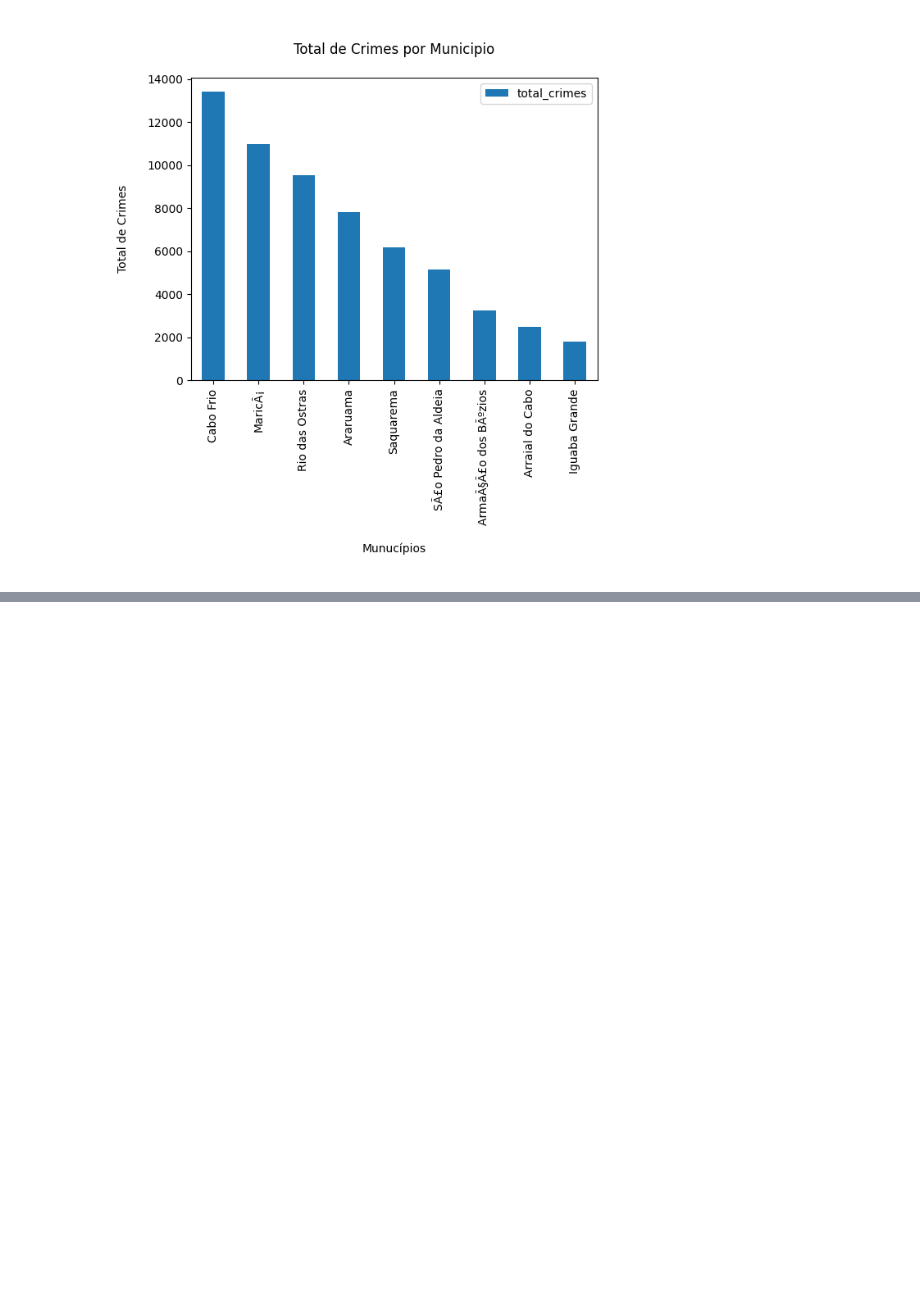
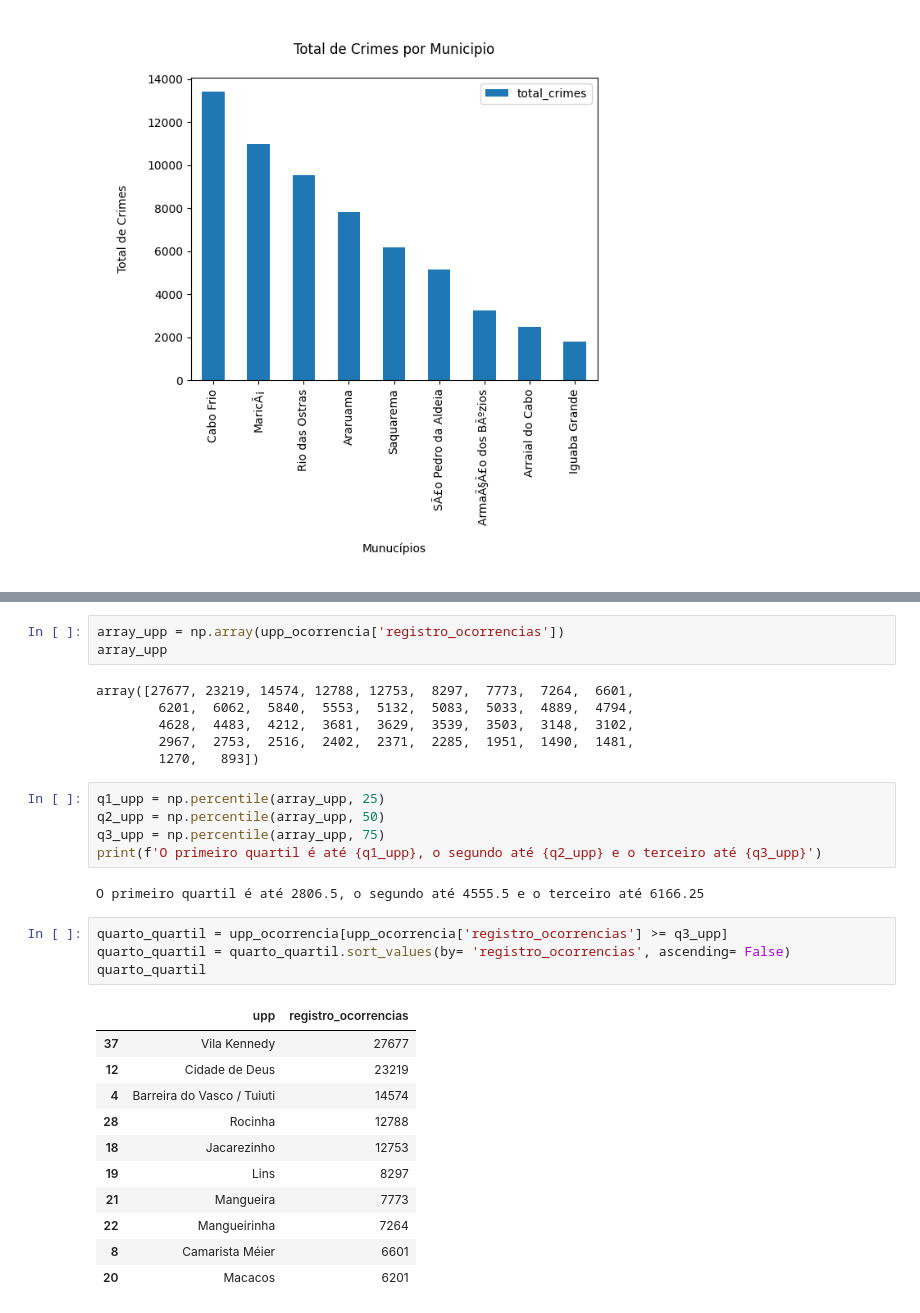
Before and after one commit to cfernandesrj/Projeto-Seguran-a, a Jupyter notebook: Projeto Analise de Segurança Publica.ipynb, the cells around one changed output, grey strips where cells are left out. Drawn from its saved outputs; the diff is of its cells as text; blank space fills up the shorter version.

```diff
--- a/Projeto Analise de Segurança Publica.ipynb
+++ b/Projeto Analise de Segurança Publica.ipynb
@@ -471,0 +511,32 @@ plt.show
+# %%
+array_upp = np.array(upp_ocorrencia['registro_ocorrencias'])
+array_upp
+# %% [output]
+array([27677, 23219, 14574, 12788, 12753,  8297,  7773,  7264,  6601,
+        6201,  6062,  5840,  5553,  5132,  5083,  5033,  4889,  4794,
+        4628,  4483,  4212,  3681,  3629,  3539,  3503,  3148,  3102,
+        2967,  2753,  2516,  2402,  2371,  2285,  1951,  1490,  1481,
+        1270,   893])
+# %%
+q1_upp = np.percentile(array_upp, 25)
+q2_upp = np.percentile(array_upp, 50)
+q3_upp = np.percentile(array_upp, 75)
+print(f'O primeiro quartil é até {q1_upp}, o segundo até {q2_upp} e o terceiro até {q3_upp}')
+# %% [output]
+O primeiro quartil é até 2806.5, o segundo até 4555.5 e o terceiro até 6166.25
+# %%
+quarto_quartil = upp_ocorrencia[upp_ocorrencia['registro_ocorrencias'] >= q3_upp]
+quarto_quartil = quarto_quartil.sort_values(by= 'registro_ocorrencias', ascending= False)
+quarto_quartil
+# %% [output]
+|  | upp | registro_ocorrencias |
+| 37 | Vila Kennedy | 27677 |
+| 12 | Cidade de Deus | 23219 |
+| 4 | Barreira do Vasco / Tuiuti | 14574 |
+| 28 | Rocinha | 12788 |
+| 18 | Jacarezinho | 12753 |
+| 19 | Lins | 8297 |
+| 21 | Mangueira | 7773 |
+| 22 | Mangueirinha | 7264 |
+| 8 | Camarista Méier | 6601 |
+| 20 | Macacos | 6201 |
```
Also changed, not shown: parts of 4 cells of this notebook.
